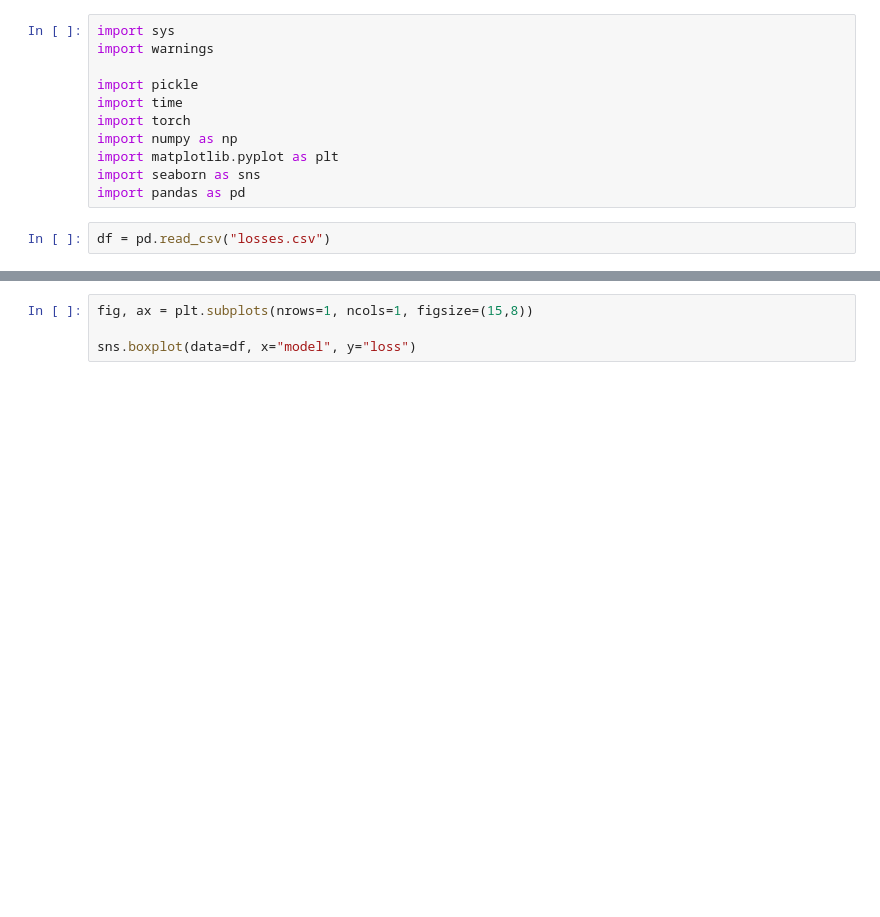
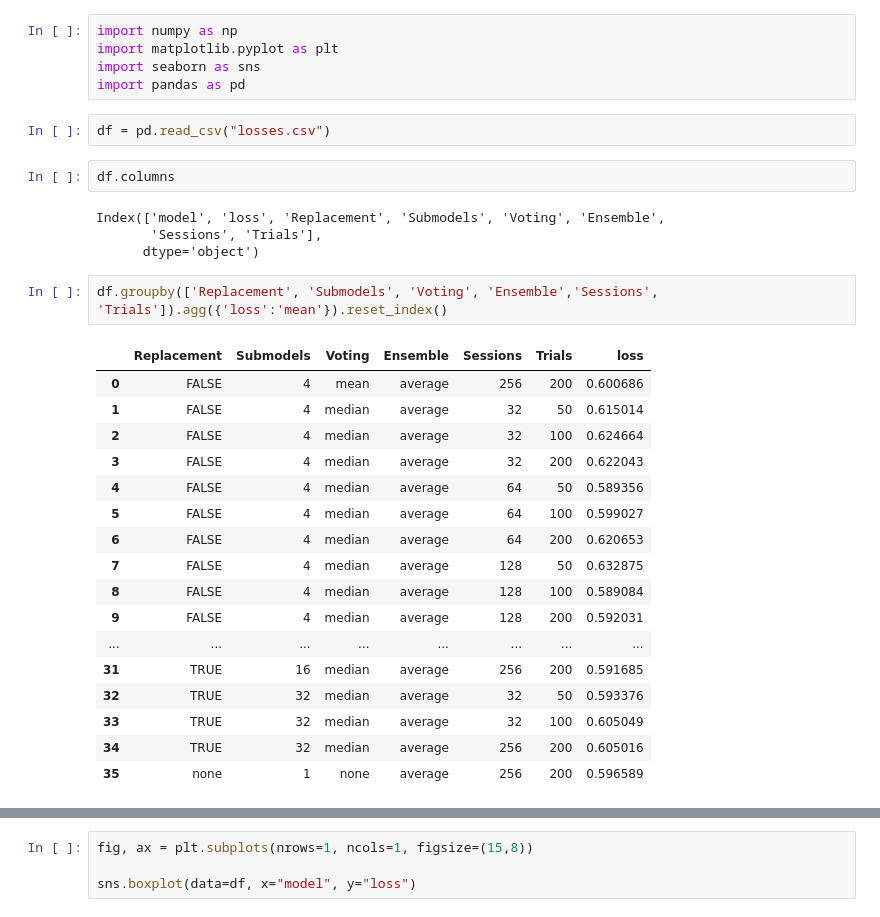
Before and after one commit to whyhardt/closedloop_rl, a Jupyter notebook: ensembling_plots.ipynb, the cells around one changed output, grey strips where cells are left out. Drawn from its saved outputs; the diff is of its cells as text; blank space fills up the shorter version.

```diff
--- a/ensembling_plots.ipynb
+++ b/ensembling_plots.ipynb
@@ -1,16 +1,36 @@
 # %%
-import sys
-import warnings
-
-import pickle
-import time
-import torch
 import numpy as np
 import matplotlib.pyplot as plt
 import seaborn as sns
 import pandas as pd
 # %%
 df = pd.read_csv("losses.csv")
+# %%
+df.columns
+# %% [output]
+Index(['model', 'loss', 'Replacement', 'Submodels', 'Voting', 'Ensemble',
+       'Sessions', 'Trials'],
+      dtype='object')
+# %%
+df.groupby(['Replacement', 'Submodels', 'Voting', 'Ensemble','Sessions', 'Trials']).agg({'loss':'mean'}).reset_index()
+# %% [output]
+|  | Replacement | Submodels | Voting | Ensemble | Sessions | Trials | loss |
+| 0 | FALSE | 4 | mean | average | 256 | 200 | 0.600686 |
+| 1 | FALSE | 4 | median | average | 32 | 50 | 0.615014 |
+| 2 | FALSE | 4 | median | average | 32 | 100 | 0.624664 |
+| 3 | FALSE | 4 | median | average | 32 | 200 | 0.622043 |
+| 4 | FALSE | 4 | median | average | 64 | 50 | 0.589356 |
+| 5 | FALSE | 4 | median | average | 64 | 100 | 0.599027 |
+| 6 | FALSE | 4 | median | average | 64 | 200 | 0.620653 |
+| 7 | FALSE | 4 | median | average | 128 | 50 | 0.632875 |
+| 8 | FALSE | 4 | median | average | 128 | 100 | 0.589084 |
+| 9 | FALSE | 4 | median | average | 128 | 200 | 0.592031 |
+| ... | ... | ... | ... | ... | ... | ... | ... |
+| 31 | TRUE | 16 | median | average | 256 | 200 | 0.591685 |
+| 32 | TRUE | 32 | median | average | 32 | 50 | 0.593376 |
+| 33 | TRUE | 32 | median | average | 32 | 100 | 0.605049 |
+| 34 | TRUE | 32 | median | average | 256 | 200 | 0.605016 |
+| 35 | none | 1 | none | average | 256 | 200 | 0.596589 |
 # %%
 df.tail(60)
 # %% [output]
```
Also changed, not shown: parts of 12 cells of this notebook, 2 other files.
